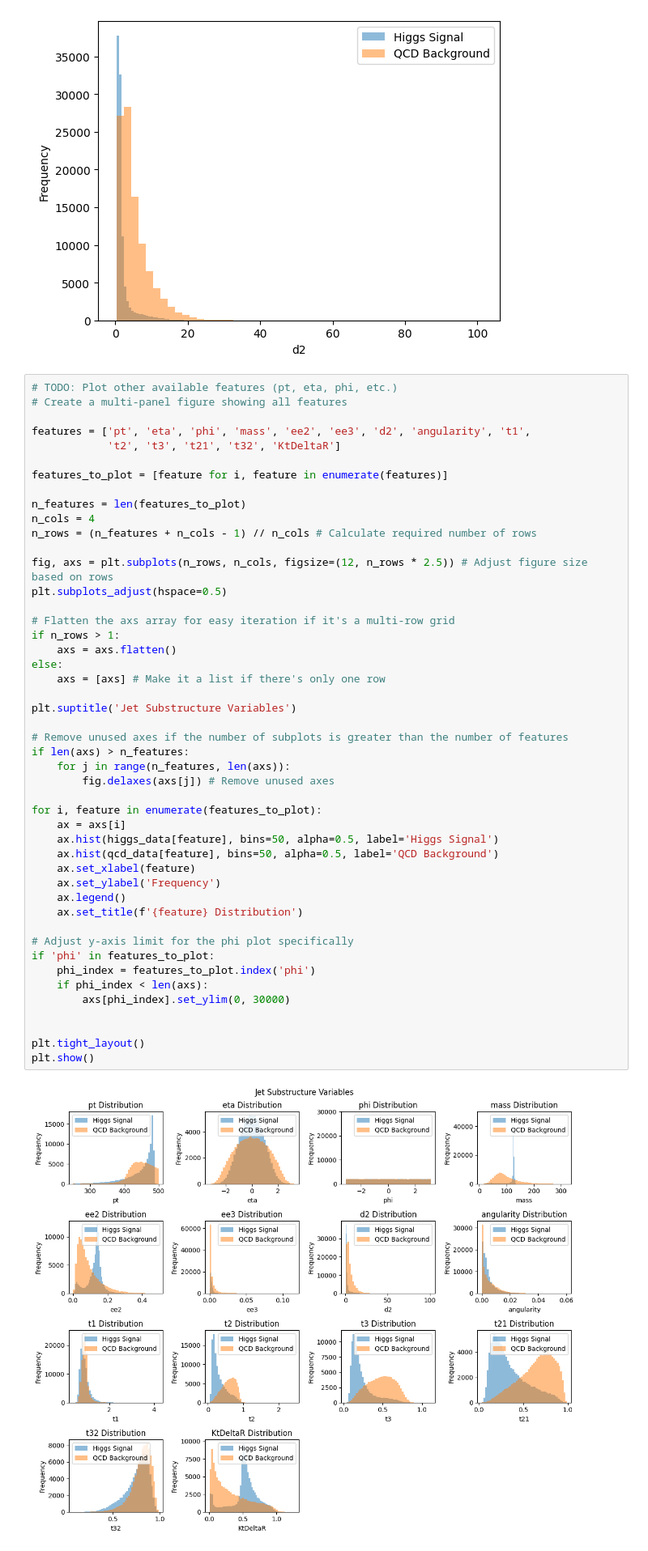
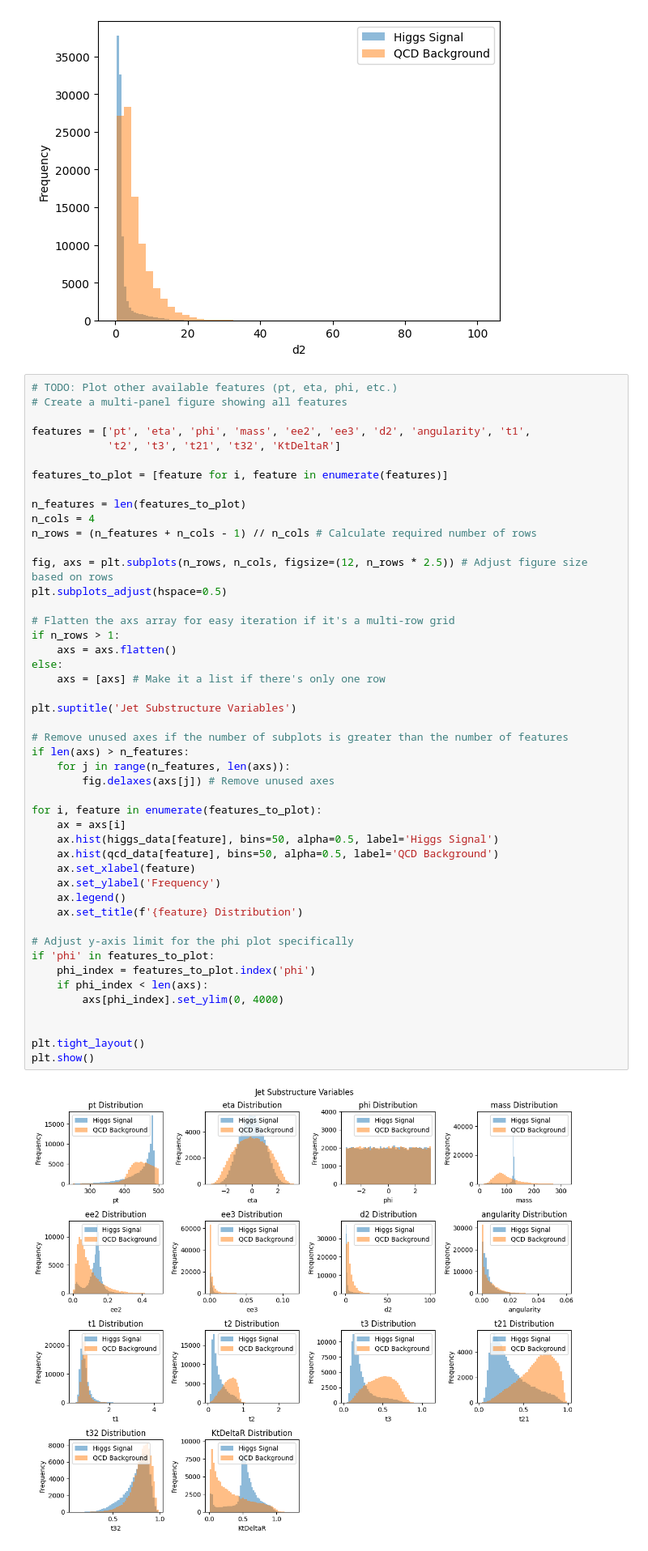
Before and after one commit to Klinjin/Au25_Phys434_Data_Analysis_Lab, a Jupyter notebook: LAB5/lab_5_AlexFeucht.ipynb, the cells around one changed output. Shown at 81% size. Cells and saved outputs as stored; diff of their text form.

```diff
--- a/LAB5/lab_5_AlexFeucht.ipynb
+++ b/LAB5/lab_5_AlexFeucht.ipynb
@@ -139,35 +139,35 @@ plt.subplots_adjust(hspace=0.5)
 if n_rows > 1:
     axs = axs.flatten()
 else:
     axs = [axs] # Make it a list if there's only one row
 
 plt.suptitle('Jet Substructure Variables')
 
 # Remove unused axes if the number of subplots is greater than the number of features
 if len(axs) > n_features:
     for j in range(n_features, len(axs)):
         fig.delaxes(axs[j]) # Remove unused axes
 
 for i, feature in enumerate(features_to_plot):
     ax = axs[i]
     ax.hist(higgs_data[feature], bins=50, alpha=0.5, label='Higgs Signal')
     ax.hist(qcd_data[feature], bins=50, alpha=0.5, label='QCD Background')
     ax.set_xlabel(feature)
     ax.set_ylabel('Frequency')
     ax.legend()
     ax.set_title(f'{feature} Distribution')
 
 # Adjust y-axis limit for the phi plot specifically
 if 'phi' in features_to_plot:
     phi_index = features_to_plot.index('phi')
     if phi_index < len(axs):
-        axs[phi_index].set_ylim(0, 30000)
+        axs[phi_index].set_ylim(0, 4000)
 
 
 plt.tight_layout()
 plt.show()
 # %% [output]
-[figure, old version]
+[figure, new version]
 # %% [markdown]
 ## Part (b): Summary Statistics
 
```
Also changed, not shown: parts of 11 cells of this notebook.
